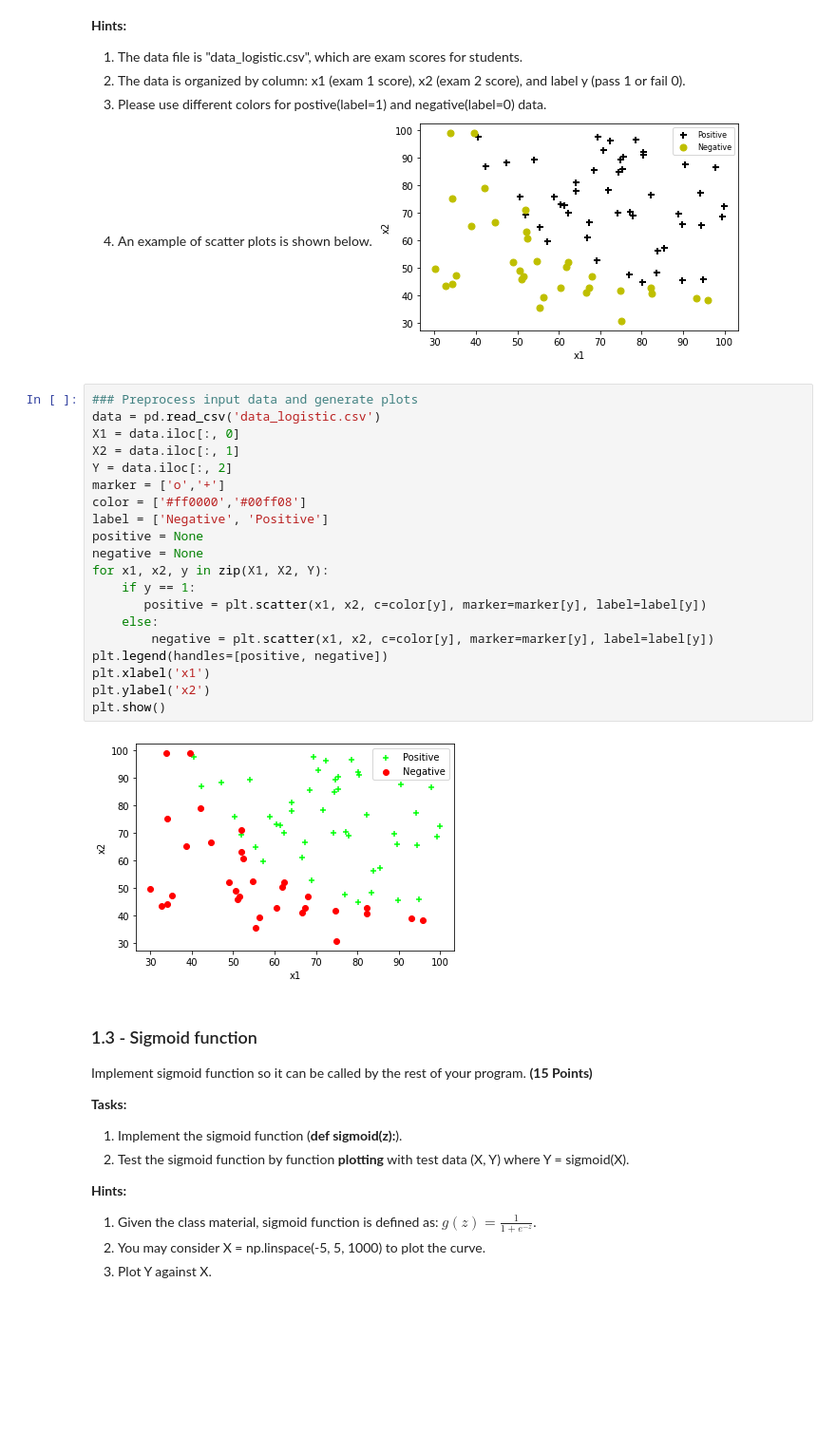
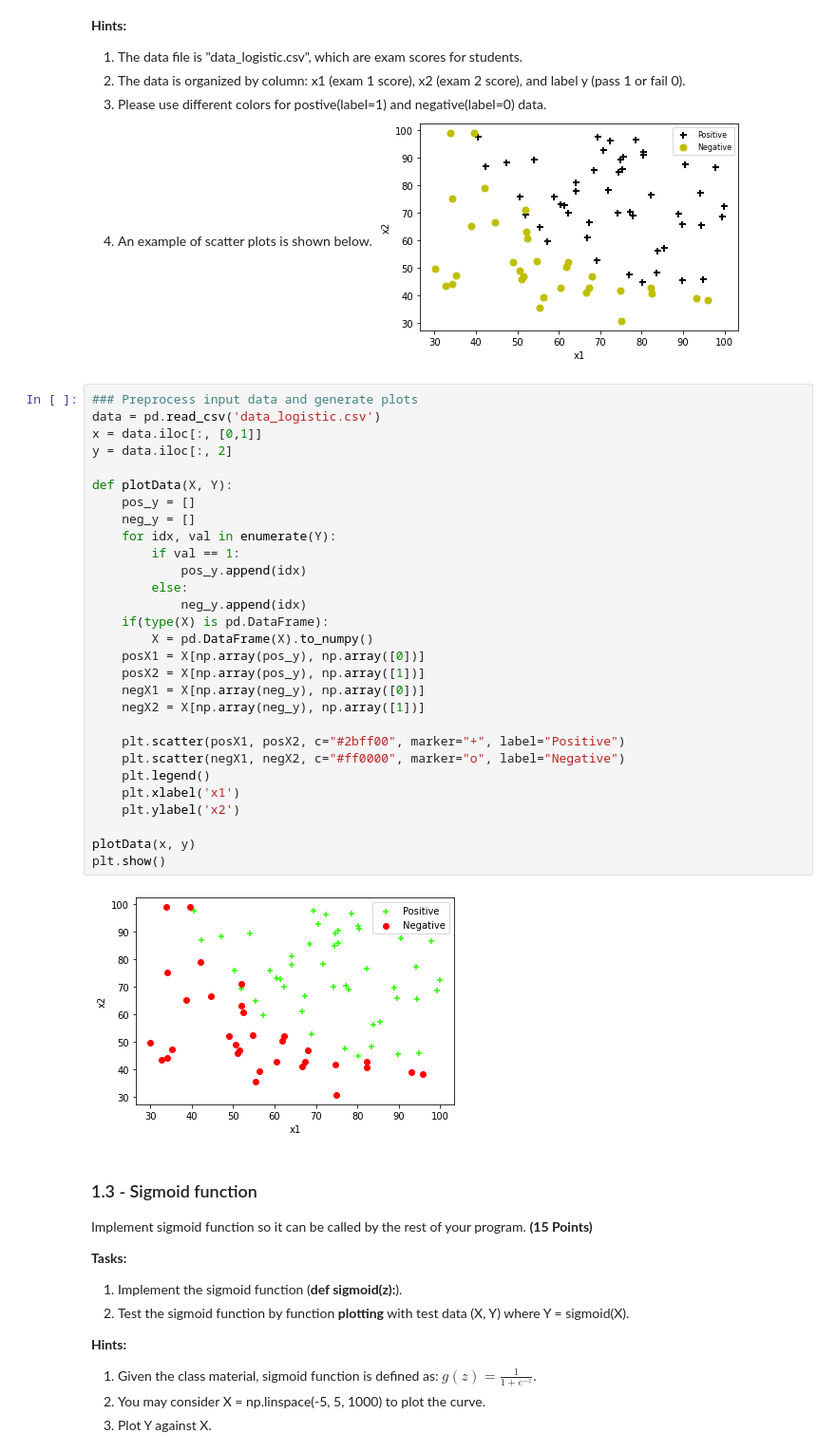
Before and after one commit to NChitty/CAP4630, a Jupyter notebook: hw2/Homework_02_colab.ipynb, the cells around one changed output. Shown at 95% size. Drawn from its saved outputs; the diff is of its cells as text; blank space fills up the shorter version.

```diff
--- a/hw2/Homework_02_colab.ipynb
+++ b/hw2/Homework_02_colab.ipynb
@@ -48,28 +46,37 @@ Prepare the data for regression task. **(15 Points)**
 3. Please use different colors for postive(label=1) and negative(label=0) data.
 4. An example of scatter plots is shown below.
 ![image.png](embedded-picture-1)
-# %%
-### Preprocess input data and generate plots
-data = pd.read_csv('data_logistic.csv')
-X1 = data.iloc[:, 0]
-X2 = data.iloc[:, 1]
-Y = data.iloc[:, 2]
-marker = ['o','+']
-color = ['#ff0000','#00ff08']
-label = ['Negative', 'Positive']
-positive = None
-negative = None
-for x1, x2, y in zip(X1, X2, Y):
-    if y == 1:
-       positive = plt.scatter(x1, x2, c=color[y], marker=marker[y], label=label[y])
-    else:
-        negative = plt.scatter(x1, x2, c=color[y], marker=marker[y], label=label[y])
-plt.legend(handles=[positive, negative])
-plt.xlabel('x1')
-plt.ylabel('x2')
-plt.show()
-# %% [output]
-[figure, removed]
+# %%
+### Preprocess input data and generate plots
+data = pd.read_csv('data_logistic.csv')
+x = data.iloc[:, [0,1]]
+y = data.iloc[:, 2]
+
+def plotData(X, Y):
+    pos_y = []
+    neg_y = []
+    for idx, val in enumerate(Y):
+        if val == 1:
+            pos_y.append(idx)
+        else:
+            neg_y.append(idx)
+    if(type(X) is pd.DataFrame):
+        X = pd.DataFrame(X).to_numpy()
+    posX1 = X[np.array(pos_y), np.array([0])]
+    posX2 = X[np.array(pos_y), np.array([1])]
+    negX1 = X[np.array(neg_y), np.array([0])]
+    negX2 = X[np.array(neg_y), np.array([1])]
+
+    plt.scatter(posX1, posX2, c="#2bff00", marker="+", label="Positive")
+    plt.scatter(negX1, negX2, c="#ff0000", marker="o", label="Negative")
+    plt.legend()
+    plt.xlabel('x1')
+    plt.ylabel('x2')
+
+plotData(x, y)
+plt.show()
+# %% [output]
+[figure, added]
 # %% [markdown]
 ### 1.3 - Sigmoid function ##
 
```
Also changed, not shown: parts of 9 cells of this notebook.
